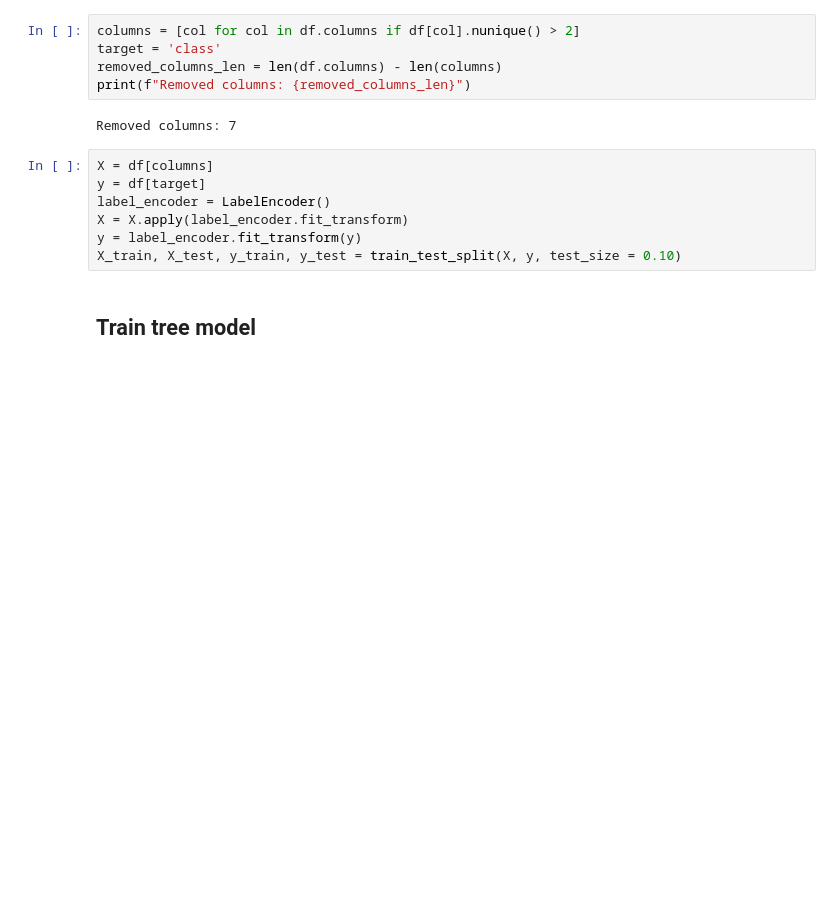
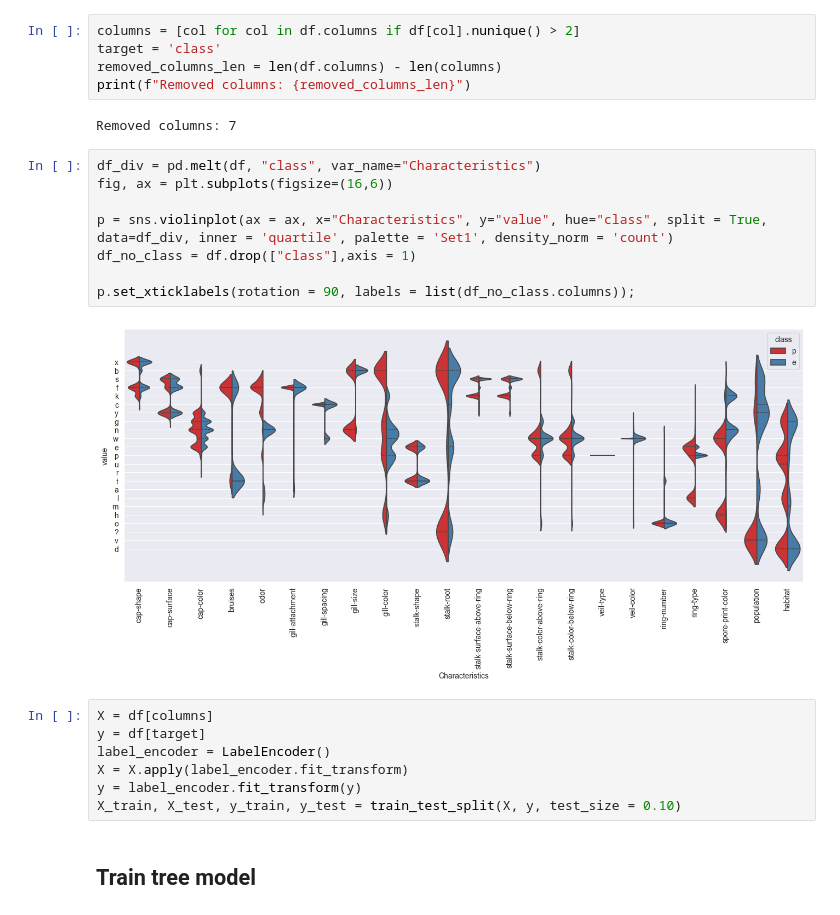
Before and after one commit to yasuomaidana/Data-Analysis, a Jupyter notebook: Classification Analysis/Decision Tree Classification/MushRoom Tree.ipynb, the cells around one changed output. Drawn from its saved outputs; the diff is of its cells as text; blank space fills up the shorter version.

```diff
--- a/Classification Analysis/Decision Tree Classification/MushRoom Tree.ipynb
+++ b/Classification Analysis/Decision Tree Classification/MushRoom Tree.ipynb
@@ -47,6 +49,16 @@ removed_columns_len = len(df.columns) - len(columns)
 print(f"Removed columns: {removed_columns_len}")
 # %% [output]
 Removed columns: 7
+# %%
+df_div = pd.melt(df, "class", var_name="Characteristics")
+fig, ax = plt.subplots(figsize=(16,6))
+
+p = sns.violinplot(ax = ax, x="Characteristics", y="value", hue="class", split = True, data=df_div, inner = 'quartile', palette = 'Set1', density_norm = 'count')
+df_no_class = df.drop(["class"],axis = 1)
+
+p.set_xticklabels(rotation = 90, labels = list(df_no_class.columns));
+# %% [output]
+[figure, added]
 # %%
 X = df[columns]
 y = df[target]
```
Also changed, not shown: parts of 3 cells of this notebook.
